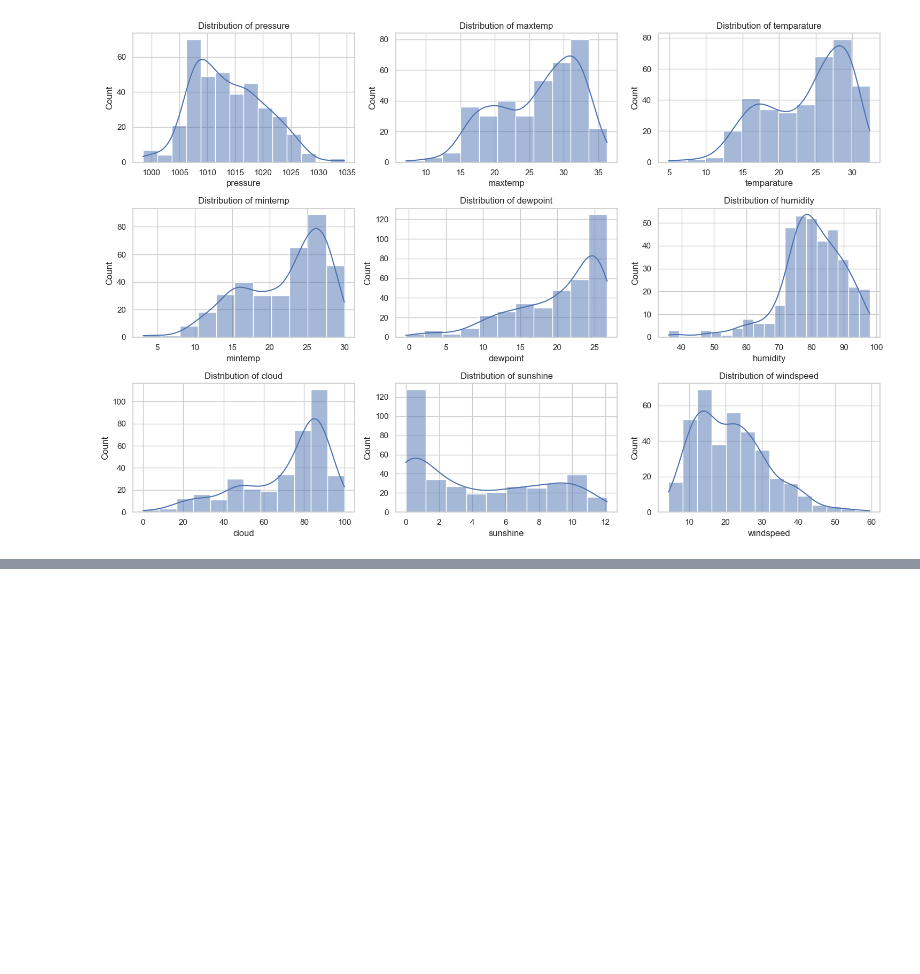
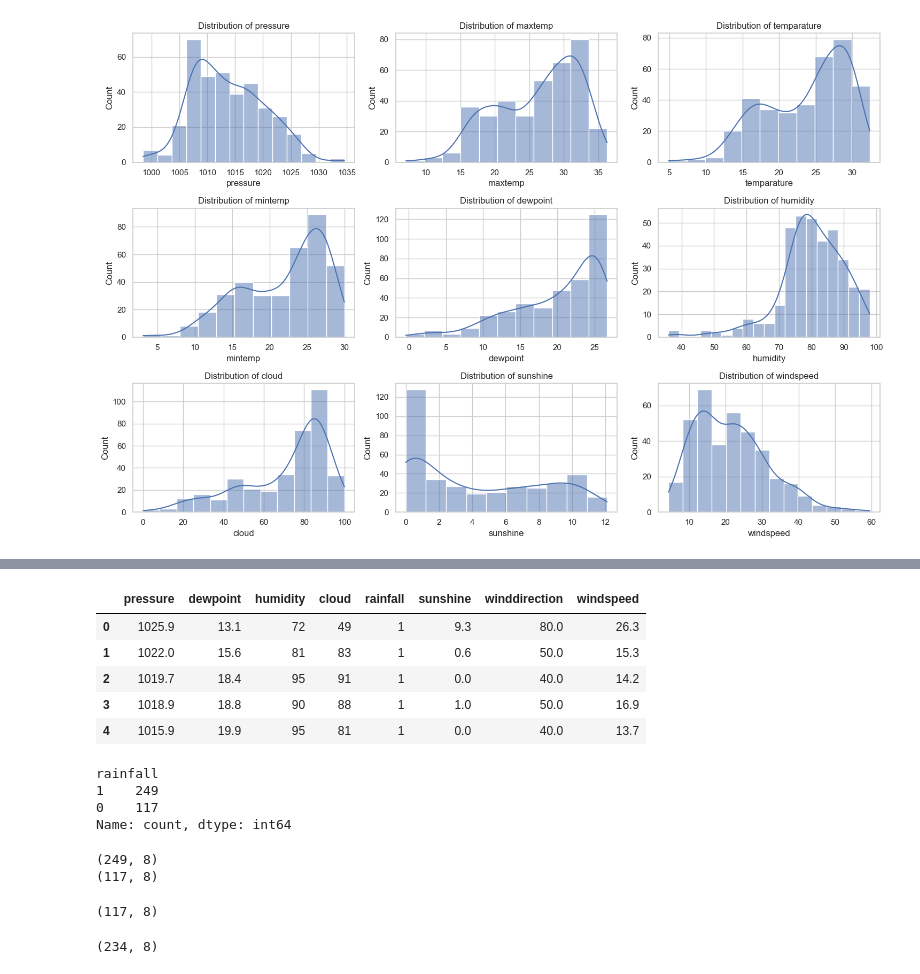
Before and after one commit to samyak87/RainPredicto, a Jupyter notebook: RainPredicto.ipynb, the cells around one changed output, grey strips where cells are left out. Drawn from its saved outputs; the diff is of its cells as text; code cells hidden in the pictures; blank space fills up the shorter version.

```diff
--- a/RainPredicto.ipynb
+++ b/RainPredicto.ipynb
@@ -151,0 +184,11 @@ plt.show()
+# %%
+data= data.drop(columns=['maxtemp', 'mintemp', 'temparature'])
+# %%
+data.head()
+# %% [output]
+|  | pressure | dewpoint | humidity | cloud | rainfall | sunshine | winddirection | windspeed |
+| 0 | 1025.9 | 13.1 | 72 | 49 | 1 | 9.3 | 80.0 | 26.3 |
+| 1 | 1022.0 | 15.6 | 81 | 83 | 1 | 0.6 | 50.0 | 15.3 |
+| 2 | 1019.7 | 18.4 | 95 | 91 | 1 | 0.0 | 40.0 | 14.2 |
+| 3 | 1018.9 | 18.8 | 90 | 88 | 1 | 1.0 | 50.0 | 16.9 |
+| 4 | 1015.9 | 19.9 | 95 | 81 | 1 | 0.0 | 40.0 | 13.7 |
@@ -151,0 +197,7 @@ plt.show()
+# %%
+data['rainfall'].value_counts()
+# %% [output]
+rainfall
+1    249
+0    117
+Name: count, dtype: int64
@@ -151,0 +208,6 @@ plt.show()
+# %%
+print(df_majority.shape)
+print(df_minority.shape)
+# %% [output]
+(249, 8)
+(117, 8)
@@ -151,0 +217,4 @@ plt.show()
+# %%
+df_majority_downsampled.shape
+# %% [output]
+(117, 8)
@@ -151,0 +223,4 @@ plt.show()
+# %%
+df_downsampled.shape
+# %% [output]
+(234, 8)
```
Also changed, not shown: parts of 16 cells of this notebook.
